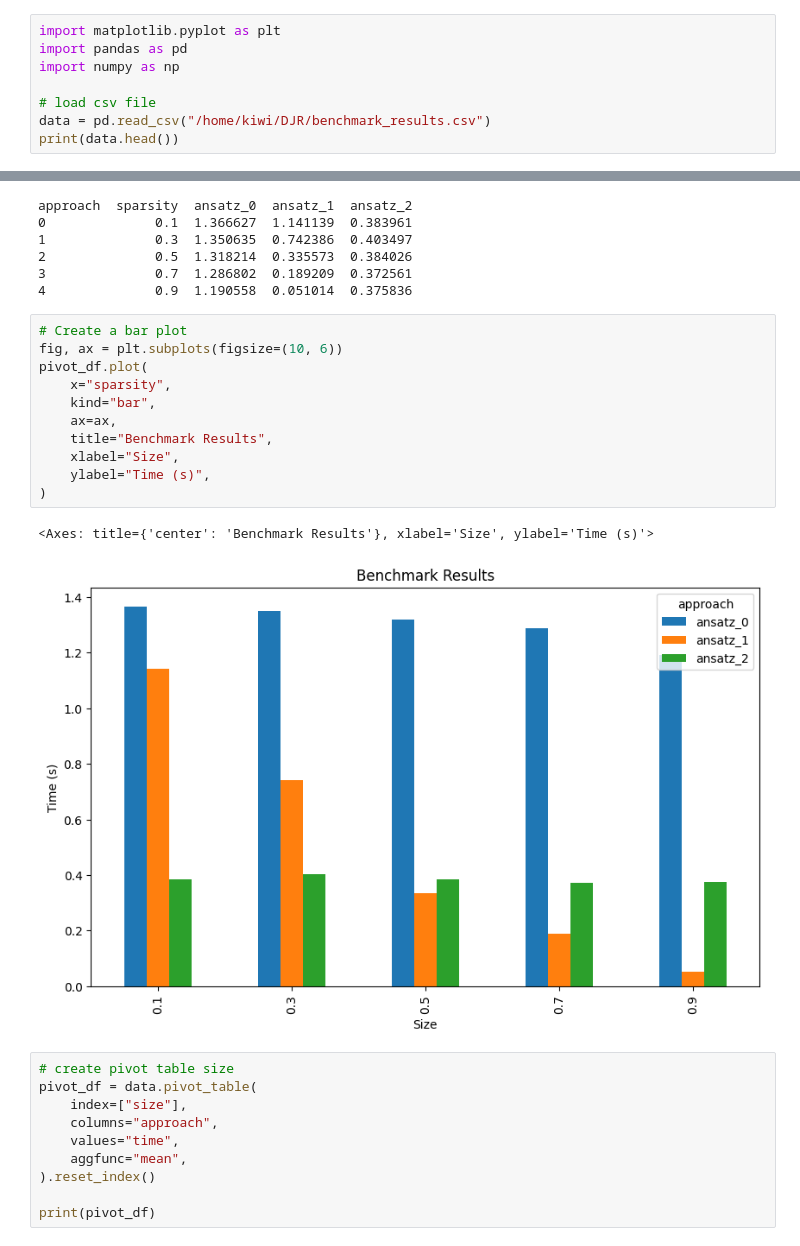
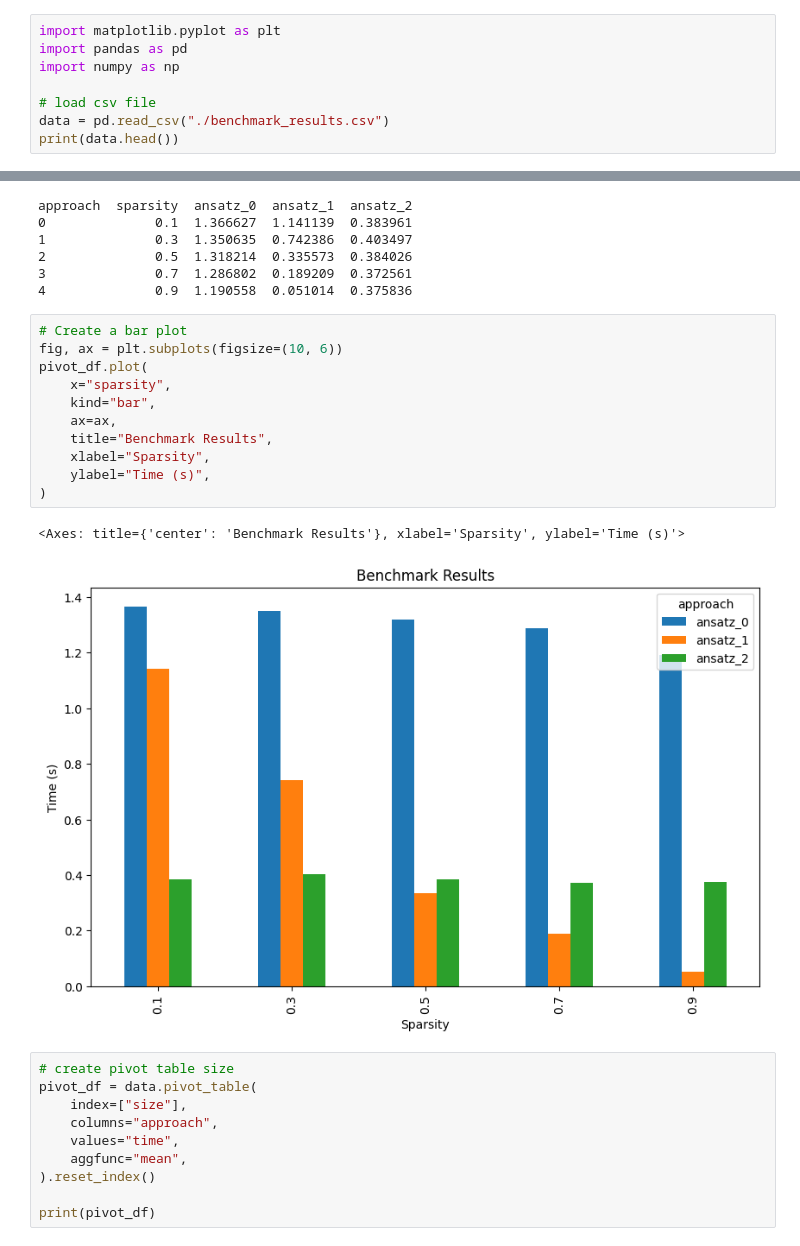
Before and after one commit to litoj/DBnonRelational, a Jupyter notebook: HW2/plot.ipynb, the cells around one changed output, grey strips where cells are left out. Cells and saved outputs as stored; diff of their text form.

```diff
--- a/HW2/plot.ipynb
+++ b/HW2/plot.ipynb
@@ -4,7 +4,7 @@ import pandas as pd
 import numpy as np
 
 # load csv file
-data = pd.read_csv("/home/kiwi/DJR/benchmark_results.csv")
+data = pd.read_csv("./benchmark_results.csv")
 print(data.head())
 # %% [output]
    size  sparsity  approach      time
@@ -34,17 +34,17 @@ approach  sparsity  ansatz_0  ansatz_1  ansatz_2
 # %%
 # Create a bar plot
 fig, ax = plt.subplots(figsize=(10, 6))
 pivot_df.plot(
     x="sparsity",
     kind="bar",
     ax=ax,
     title="Benchmark Results",
-    xlabel="Size",
+    xlabel="Sparsity",
     ylabel="Time (s)",
 )
 # %% [output]
-<Axes: title={'center': 'Benchmark Results'}, xlabel='Size', ylabel='Time (s)'>
+<Axes: title={'center': 'Benchmark Results'}, xlabel='Sparsity', ylabel='Time (s)'>
-[figure, old version]
+[figure, new version]
 # %%
 # create pivot table size
 pivot_df = data.pivot_table(
```
Also changed, not shown: 3 other files.
